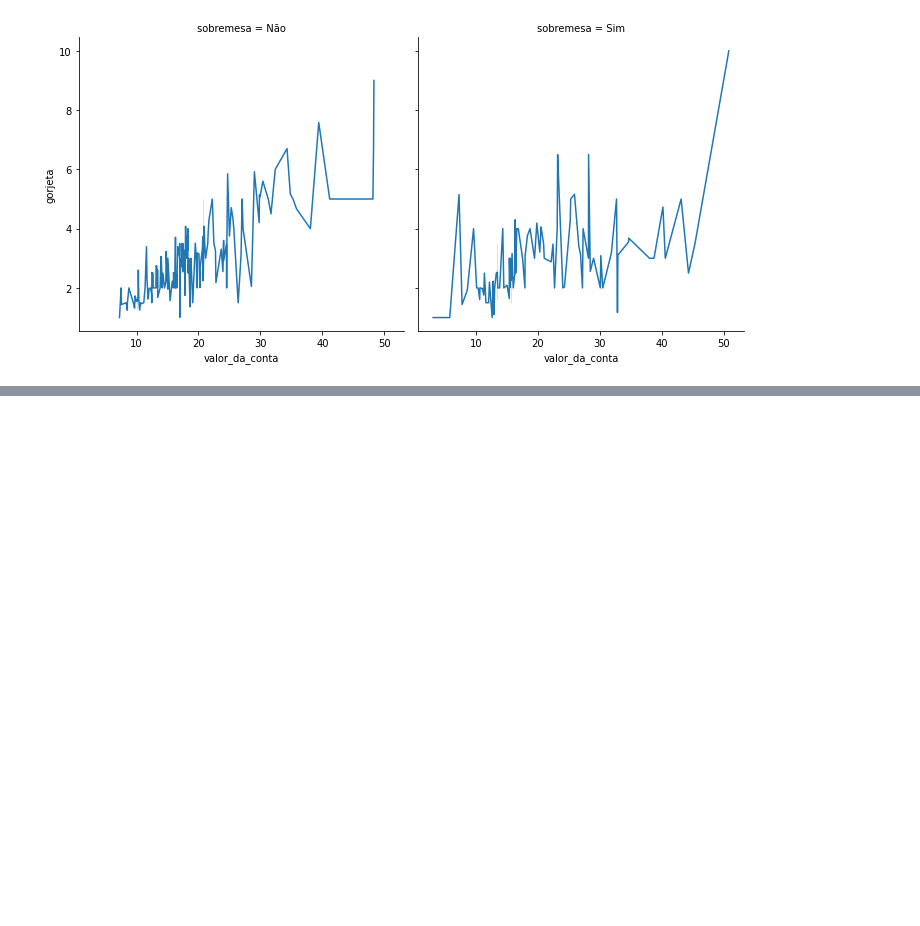
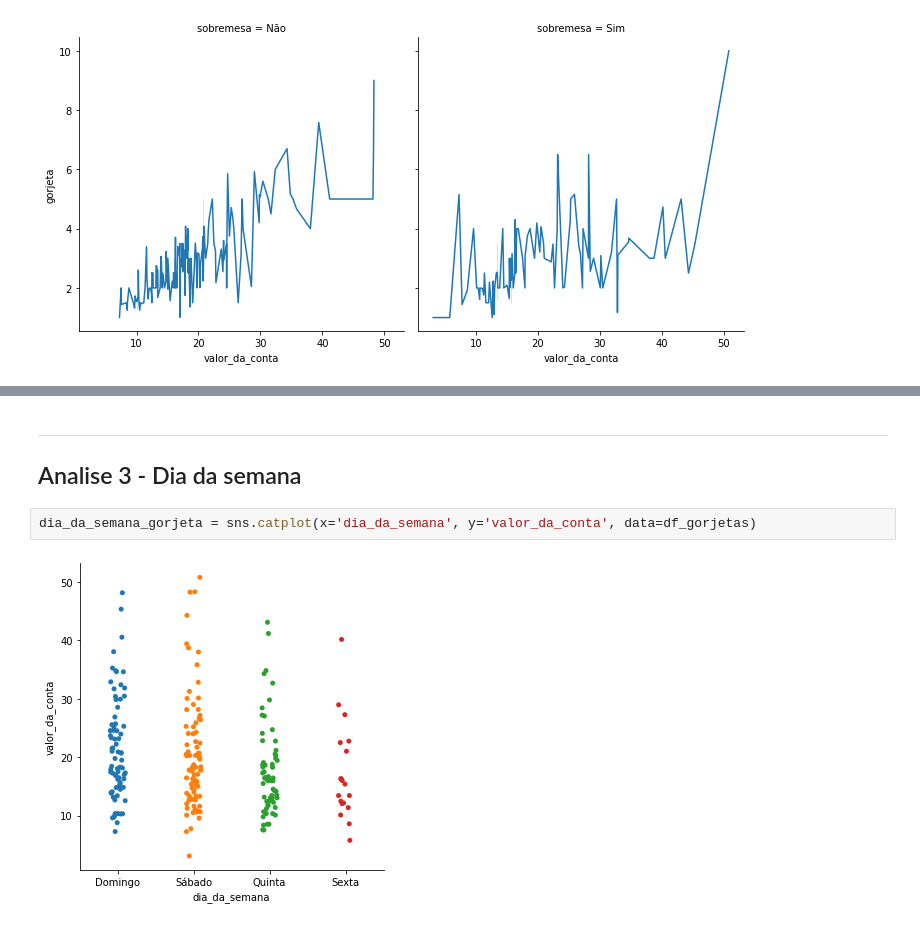
Before and after one commit to wagnergbriel/analise-de-dados, a Jupyter notebook: analise_gorjeta.ipynb, the cells around one changed output, grey strips where cells are left out. Cells and saved outputs as stored; diff of their text form; blank space fills up the shorter version.

Commit message:
feat: conclusao analise geral

```diff
--- a/analise_gorjeta.ipynb
+++ b/analise_gorjeta.ipynb
@@ -245,0 +259,7 @@ sobremesa_gorjeta = sns.relplot(x="valor_da_conta", y="gorjeta", col="sobremesa"
+# %% [markdown]
+---
+## Analise 3 - Dia da semana
+# %%
+dia_da_semana_gorjeta = sns.catplot(x='dia_da_semana', y='valor_da_conta', data=df_gorjetas)
+# %% [output]
+[figure, added]
```
Also changed, not shown: parts of 17 cells of this notebook.
